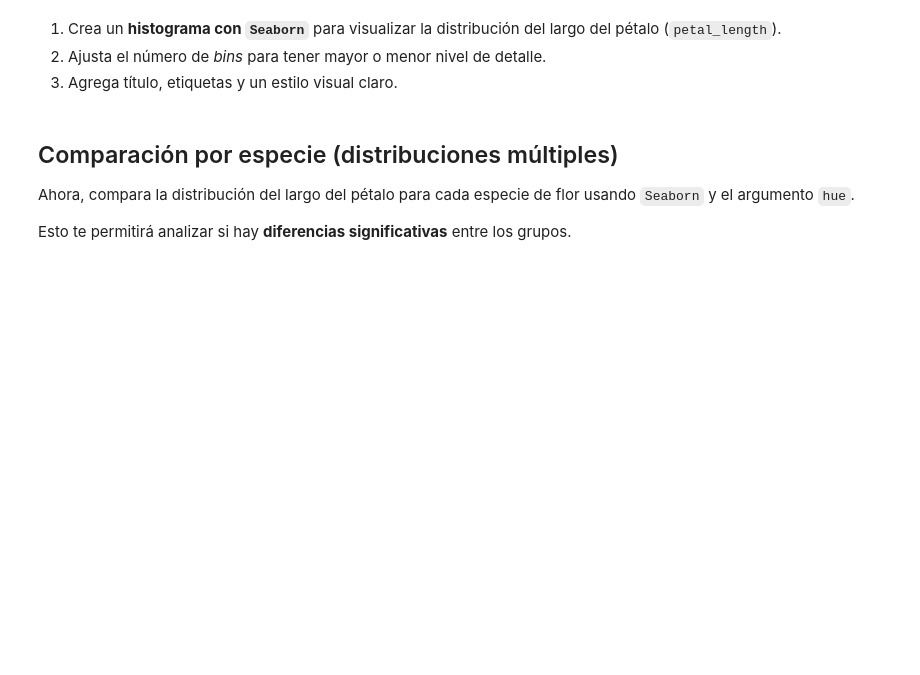
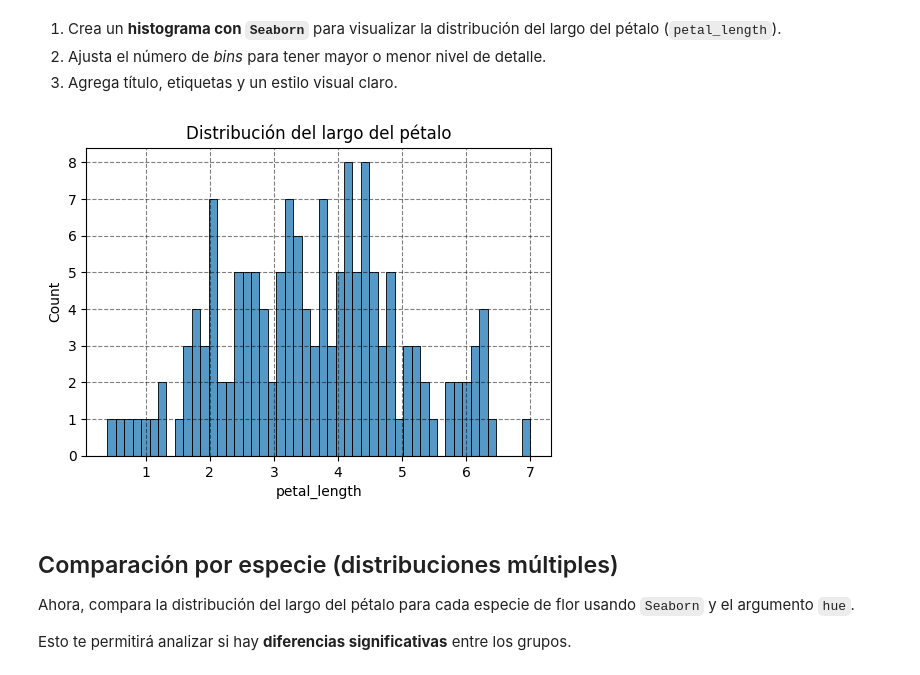
Before and after one commit to cbadil12/visualization-exercises-with-matplot-and-seaborn, a Jupyter notebook: notebook/problems.es.ipynb, the cells around one changed output. Saved outputs shown, nothing was run; the diff lists cells and outputs as text; code cells hidden in the pictures; blank space fills up the shorter version.

```diff
--- a/notebook/problems.es.ipynb
+++ b/notebook/problems.es.ipynb
@@ -230,3 +228,16 @@ df_iris.head() # Mostrar DataFrame
+# %%
+# 0) Setear escala de bins
+bins_scale=3
+# 1) Plotear
+plt.figure(figsize = (6, 4))
+sns.histplot(data=df_iris, x="petal_length", bins=round(len(df_iris["petal_length"])/bins_scale), stat="count")
+# 2) Añadir título
+plt.title("Distribución del largo del pétalo")
+# 3) Añadir líneas verticales
+plt.grid(alpha=0.5, color="black", linestyle='--')
+plt.show()
+# %% [output]
+[figure, added]
 # %% [markdown]
 ## Comparación por especie (distribuciones múltiples)
 
```
Also changed, not shown: parts of 3 cells of this notebook.
